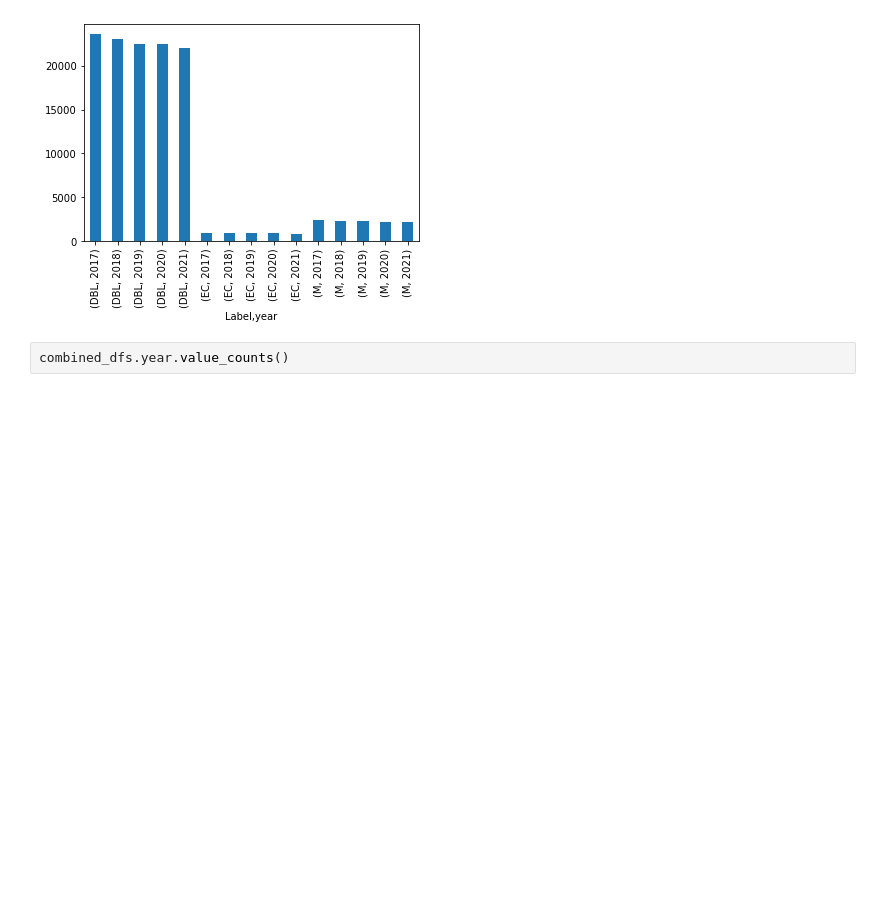
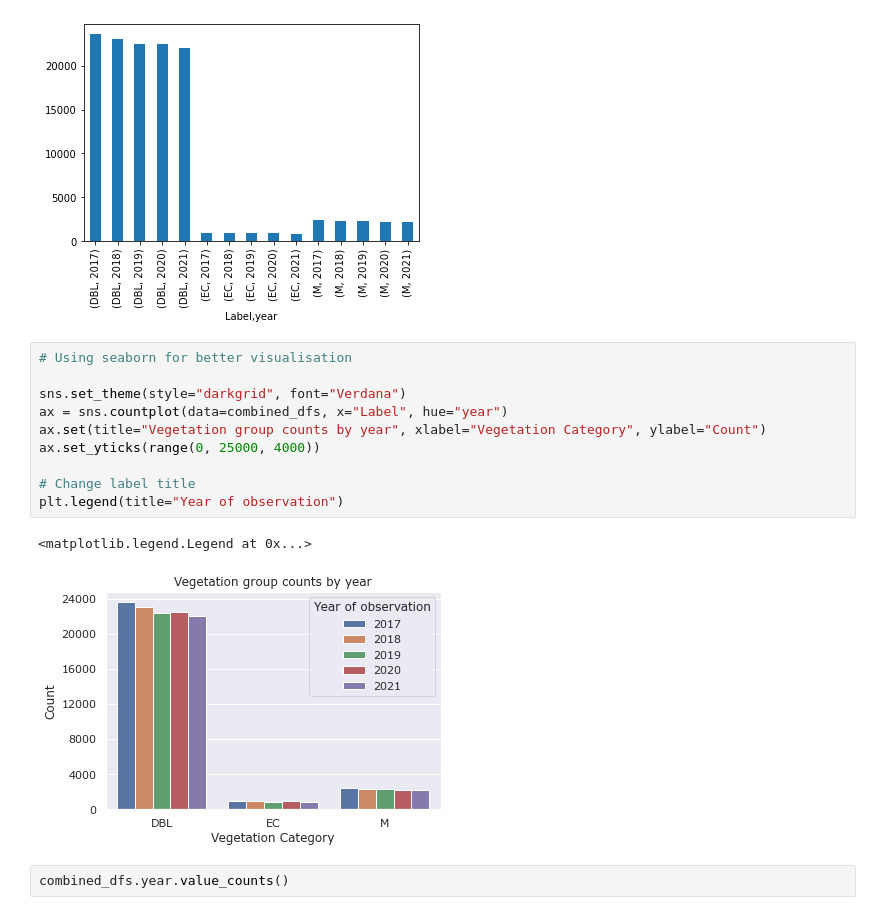
Before and after one commit to Vk0z/vitpheno, a Jupyter notebook: PEP725_preprocessing.ipynb, the cells around one changed output. Cells and saved outputs as stored; diff of their text form; blank space fills up the shorter version.

Commit message:
Added a cell with seaborn for better visualization

```diff
--- a/PEP725_preprocessing.ipynb
+++ b/PEP725_preprocessing.ipynb
@@ -197,6 +185,19 @@ combined_dfs.groupby(['Label', 'year']).size().plot.bar()
 # %% [output]
 <AxesSubplot: xlabel='Label,year'>
 [figure]
+# %%
+# Using seaborn for better visualisation
+
+sns.set_theme(style="darkgrid", font="Verdana")
+ax = sns.countplot(data=combined_dfs, x="Label", hue="year")
+ax.set(title="Vegetation group counts by year", xlabel="Vegetation Category", ylabel="Count")
+ax.set_yticks(range(0, 25000, 4000))
+
+# Change label title
+plt.legend(title="Year of observation")
+# %% [output]
+<matplotlib.legend.Legend at 0x...>
+[figure, added]
 # %%
 combined_dfs.year.value_counts()
 # %% [output]
```
Also changed, not shown: parts of 3 cells of this notebook.
